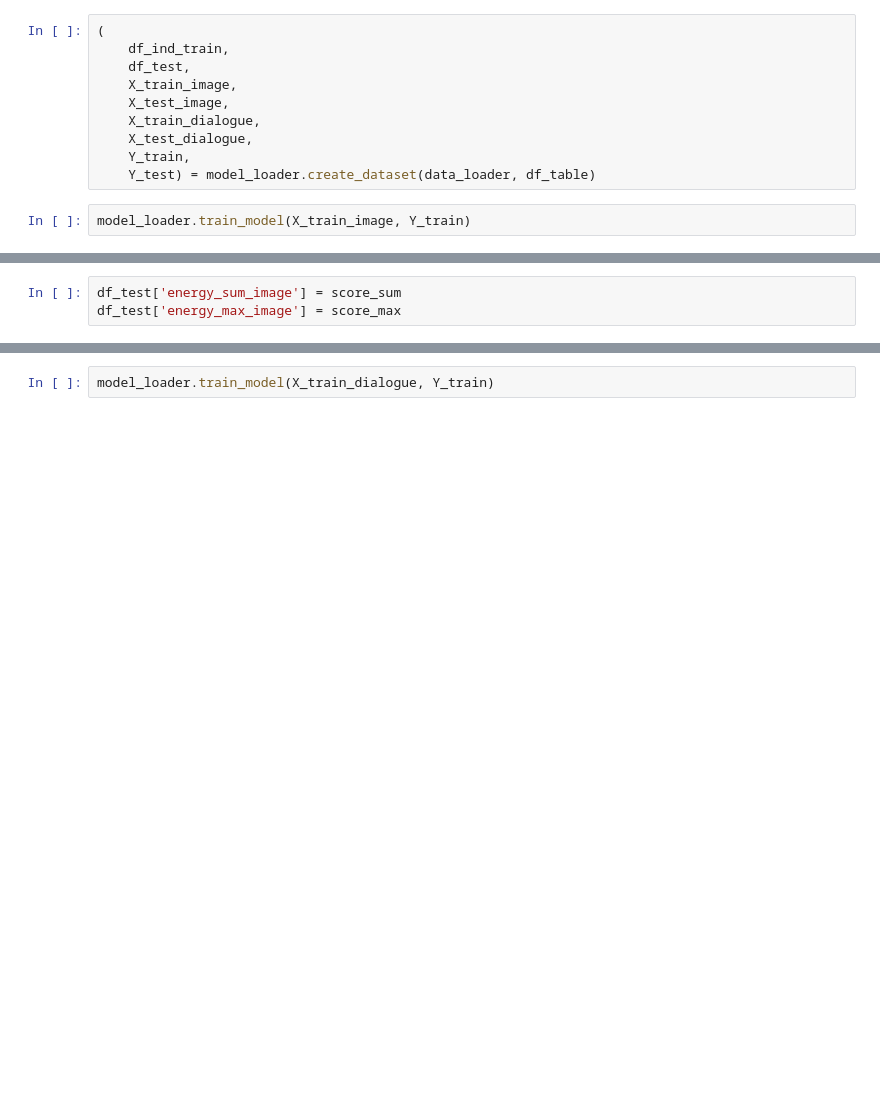
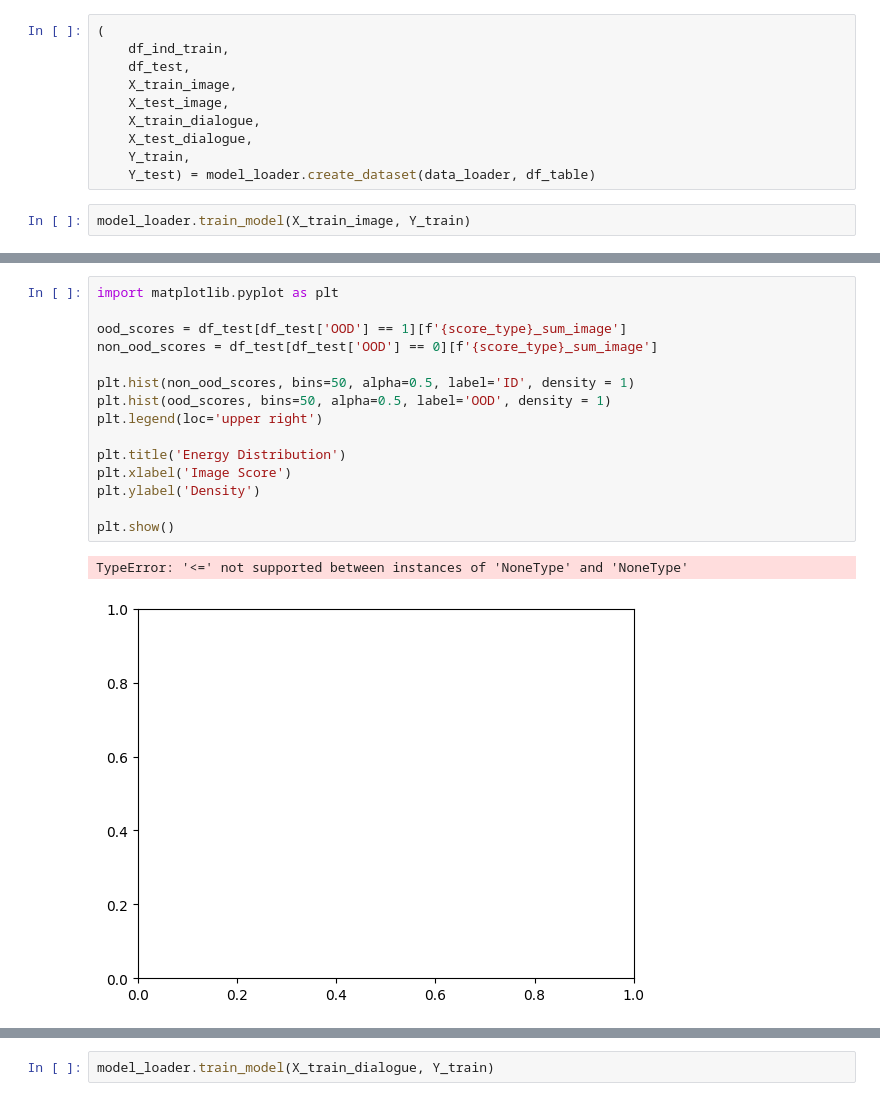
Before and after one commit to wfyitf/multimodal_ood, a Jupyter notebook: notebooks/clip.ipynb, the cells around one changed output, grey strips where cells are left out. Cells and saved outputs as stored; diff of their text form; blank space fills up the shorter version.

```diff
--- a/notebooks/clip.ipynb
+++ b/notebooks/clip.ipynb
@@ -259,6 +245,21 @@ score_sum, score_max = model_loader.evaluate_on_test(X_test_image,
-# %%
-df_test['energy_sum_image'] = score_sum
-df_test['energy_max_image'] = score_max
+# %%
+import matplotlib.pyplot as plt
+
+ood_scores = df_test[df_test['OOD'] == 1][f'{score_type}_sum_image']
+non_ood_scores = df_test[df_test['OOD'] == 0][f'{score_type}_sum_image']
+
+plt.hist(non_ood_scores, bins=50, alpha=0.5, label='ID', density = 1)
+plt.hist(ood_scores, bins=50, alpha=0.5, label='OOD', density = 1)
+plt.legend(loc='upper right')
+
+plt.title('Energy Distribution')
+plt.xlabel('Image Score')
+plt.ylabel('Density')
+
+plt.show()
+# %% [output]
+TypeError: '<=' not supported between instances of 'NoneType' and 'NoneType'
+[figure, added]
 # %%
 import matplotlib.pyplot as plt
 
```
Also changed, not shown: parts of 28 cells of this notebook, 1 other file.
